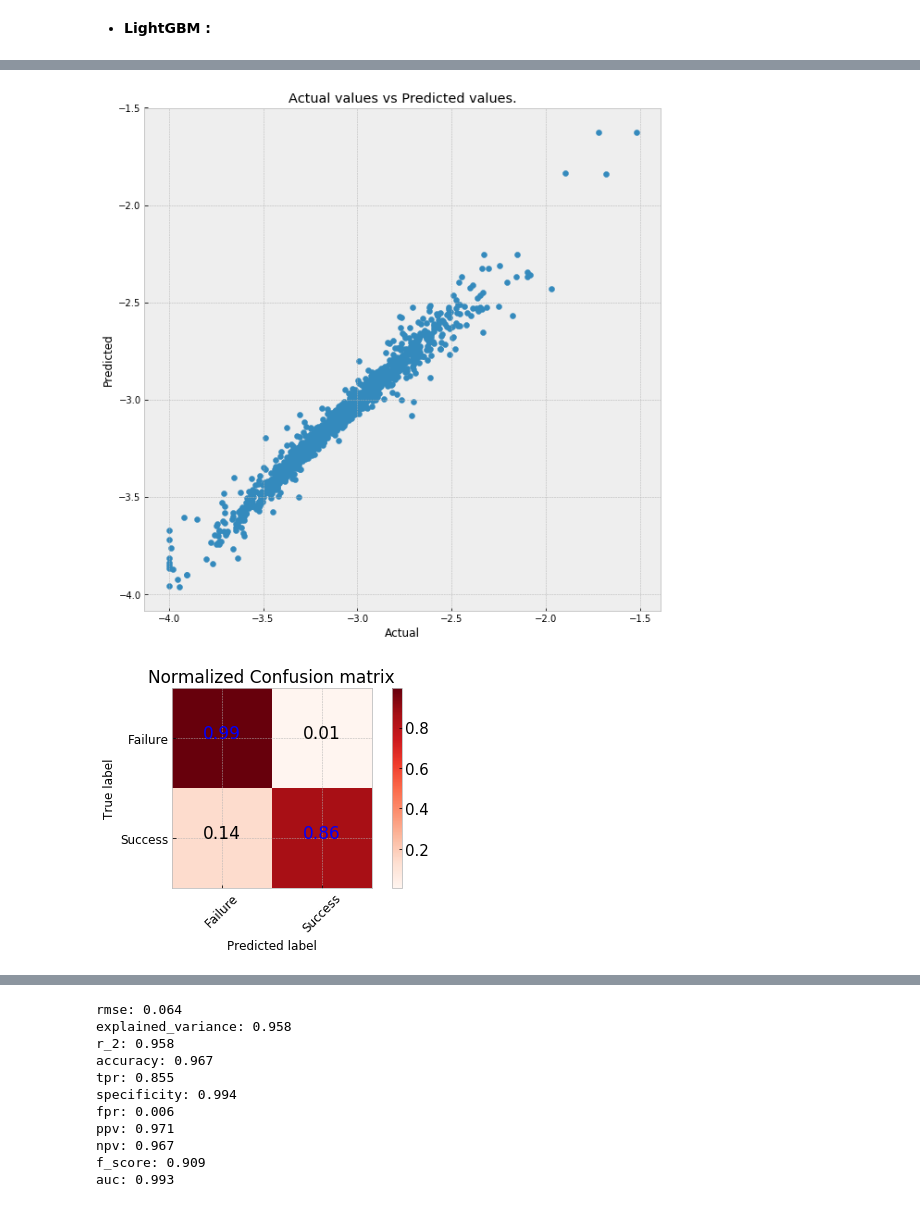
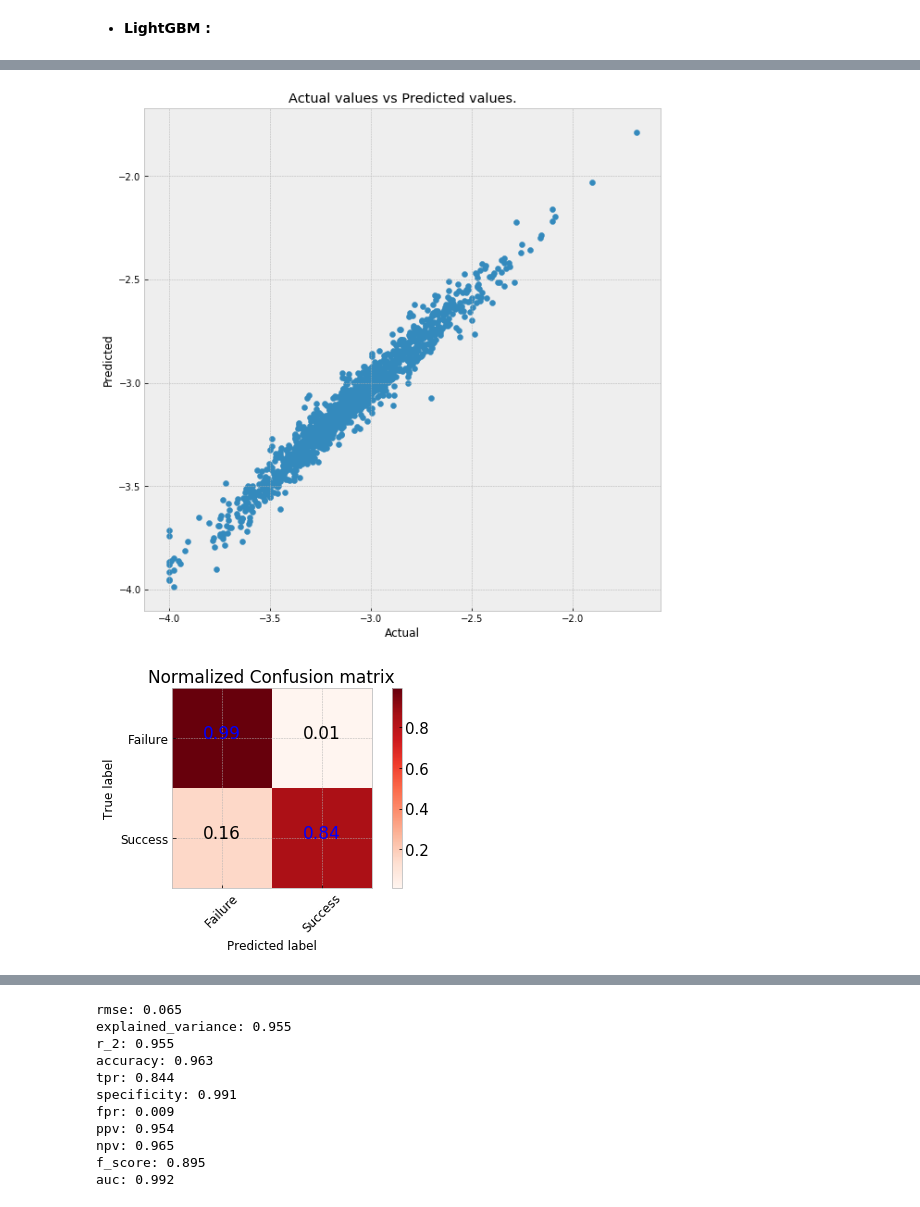
Before and after one commit to razmikmelikbekyan/market_share_prediction, a Jupyter notebook: MODELING.ipynb, the cells around one changed output, grey strips where cells are left out. Saved outputs shown, nothing was run; the diff lists cells and outputs as text; code cells hidden in the pictures.

Commit message:
model

```diff
--- a/MODELING.ipynb
+++ b/MODELING.ipynb
@@ -67,6 +67,8 @@ def prepare_data():
         if col_type == 'object' or col_type.name == 'category':
             data[c] = data[c].astype('category')
 
+    data[['LEN', 'NCON', 'RETAILPACKPRICE', 'TRCONTE']] = boxcox1p(data[['LEN', 'NCON', 'RETAILPACKPRICE', 'TRCONTE']], -0.3)
+
     print('all data shape: {}'.format(data.shape))
     return data
 # %% [markdown]
@@ -82,11 +84,15 @@ def aggregate(data, f_1, f_2):
     std_ = '{}_{}_std'.format(f_1, f_2)
     mode_ = '{}_{}_mode'.format(f_1, f_2)
     skew_ = '{}_{}_skew'.format(f_1, f_2)
+    min_ = '{}_{}_min'.format(f_1, f_2)
+    max_ = '{}_{}_max'.format(f_1, f_2)
 
     temp = data.groupby(f_1)[f_2].aggregate(
         {mean_: np.mean,
          std_: np.std,
          median_: np.median,
+         min_: np.min,
+         max_: np.max,
          mode_: lambda x: stats.mode(x)[0][0],
          skew_: stats.skew}
     ).reset_index()
@@ -97,18 +103,22 @@ def aggregate(data, f_1, f_2):
     data = data.merge(temp)
 
     # adding relative (for example product RETAILPACKPRICE / REGION mean RETAILPACKPRICE)
-    relative_mean_ = '{}_{}_relative'.format(f_1, f_2)
+    relative_mean_ = '{}_{}_relative_mean'.format(f_1, f_2)
+    relative_median_ = '{}_{}_relative_median'.format(f_1, f_2)
+    relative_max_ = '{}_{}_relative_max'.format(f_1, f_2)
 
-    def relative(row):
-        mean_value, f_2_value = row[mean_], row[f_2]
-        if mean_value == 0 and f_2_value == 0:
+    def relative(row, f):
+        f_value, f_2_value = row[f], row[f_2]
+        if f_value == 0 and f_2_value == 0:
             return 1.
-        elif mean_value == 0 and f_2_value != 0:
+        elif f_value == 0 and f_2_value != 0:
             return 1e6
         else:
-            return f_2_value / mean_value
+            return f_2_value / f_value
 
-    data[relative_mean_] = data.apply(lambda row: relative(row), axis=1)
+#     data[relative_mean_] = data.apply(lambda row: relative(row, mean_), axis=1)
+    data[relative_median_] = data.apply(lambda row: relative(row, median_), axis=1)
+#     data[relative_max_] = data.apply(lambda row: relative(row, max_), axis=1)
     return data
 # %%
 def get_final_data(data, to_dummy=False, cardinality_ratio=1.):
@@ -400,7 +410,7 @@ categoircal_fs = list(set(df.columns) - set(numeric_fs) - {'Market_Share'})
 all data shape: (1721, 32)
 # %%
 # preparing data
-training_df, score_df = get_final_data(df, to_dummy=True, cardinality_ratio=0.5)
+training_df, score_df = get_final_data(df, to_dummy=False, cardinality_ratio=0.5)
 
 numeric_fs = [c for c in training_df.columns if training_df[c].dtype.name != 'category' and c != 'Market_Share']
 categoircal_fs = list(set(training_df.columns) - set(numeric_fs) - {'Market_Share'})
@@ -526,14 +580,14 @@ fold: 1
 * **LightGBM :**
 # %%
 model_lgb = lgb.LGBMRegressor(
-    boosting_type='dart',
+    boosting_type='gbdt',
 
     objective='rmse',
     n_estimators=5000,
     learning_rate=0.3,
 
-    max_depth=4,             # Specify the max depth to which tree will grow.
-    num_leaves=10,             # Number of leaves in one tree
+    max_depth=6,             # Specify the max depth to which tree will grow.
+    num_leaves=31,             # Number of leaves in one tree
 
     min_child_weight=11,     # minimal sum hessian in one leaf
     min_data_in_leaf=20,       # Min number of data in one leaf.
@@ -545,8 +599,8 @@ model_lgb = lgb.LGBMRegressor(
     colsample_bytree=0.45,  # Specifies the fraction of features to be taken for each iteration
     feature_fraction_seed=7,
 
-    min_gain_to_split=0.002,    # Min gain to perform splitting
-    reg_alpha=0.001,
+    min_gain_to_split=0.01,    # Min gain to perform splitting
+    reg_alpha=0.00,
     reg_lambda=0.,
 #     max_bin=55,
     drop_rate=0.3,
@@ -580,6 +634,6 @@ fold: 1
 ╘════════════════════╧═══════════════╧══════════════╧═══════════════╧══════════════╛
 # %%
-evaluate_model(model_extratree, X_train, y_train, training=True)
+evaluate_model(model_lgb, X_train, y_train, training=True)
 # %% [output]
-[figure, old version]
+[figure, new version]
 [figure]
@@ -587,11 +641,11 @@ evaluate_model(model_extratree, X_train, y_train, training=True)
-rmse: 0.064
-explained_variance: 0.958
-r_2: 0.958
-accuracy: 0.967
-tpr: 0.855
-specificity: 0.994
-fpr: 0.006
-ppv: 0.971
-npv: 0.967
-f_score: 0.909
-auc: 0.993
+rmse: 0.065
+explained_variance: 0.955
+r_2: 0.955
+accuracy: 0.963
+tpr: 0.844
+specificity: 0.991
+fpr: 0.009
+ppv: 0.954
+npv: 0.965
+f_score: 0.895
+auc: 0.992
```
Also changed, not shown: parts of 17 cells of this notebook.
